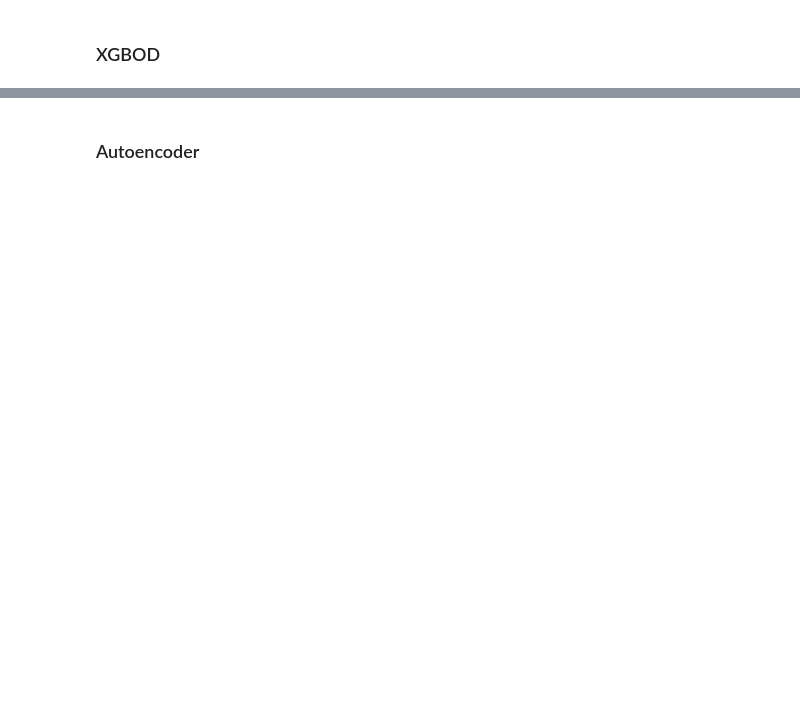
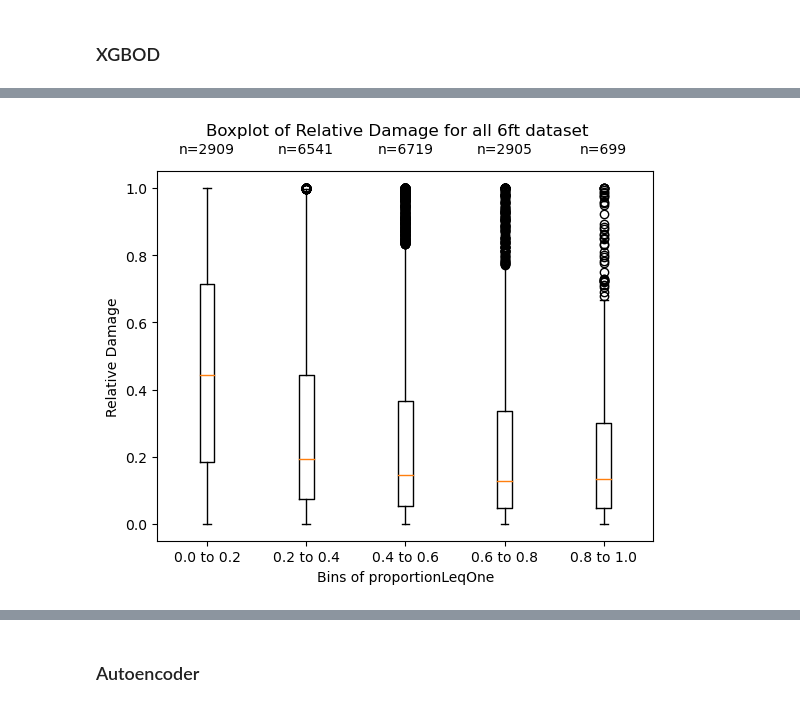
Before and after one commit to LayanKaushik/FloodClaimGeospatialImprovements, a Jupyter notebook: Code/Semi-supervised_detection.ipynb, the cells around one changed output, grey strips where cells are left out. Cells and saved outputs as stored; diff of their text form; code cells hidden in the pictures; blank space fills up the shorter version.

```diff
--- a/Code/Semi-supervised_detection.ipynb
+++ b/Code/Semi-supervised_detection.ipynb
@@ -302,3 +371,53 @@ plt.show()
+# %%
+# Define the number of bins and the bin edges
+# Define the bin edges
+bin_edges = [0, 0.2, 0.4, 0.6, 0.8, 1]
+
+# Cut the data into bins
+df_copy_6ft['bins'] = pd.cut(df_copy_6ft['proportionLeqOne'], bins=bin_edges)
+
+# Group the data by the bins
+grouped_data = df_copy_6ft.groupby('bins')
+
+# Create a figure and axis for the boxplots
+fig, ax = plt.subplots()
+
+# Create a list to store the positions of each boxplot
+positions = []
+
+# Store the labels for the bins
+bin_labels = []
+
+# Iterate over the groups and create boxplots
+for i, (group, data) in enumerate(grouped_data):
+    positions.append(i+1)
+    # count the number of observations in the bin
+    num_observations = len(data)
+    # create the label for the bin
+    bin_label = f'{group.left:.1f} to {group.right:.1f}'
+    bin_labels.append(bin_label)
+    ax.boxplot(data['relativeDamage'], positions=[i+1])
+
+    # Annotate number of observations at the very top of the figure
+    ax.text(i+1, 1.05, f'n={num_observations}', ha='center', transform=ax.get_xaxis_transform())
+
+# Set the x-axis labels
+ax.set_xticks(positions)
+ax.set_xticklabels(bin_labels)
+
+# Set the x-axis label
+ax.set_xlabel('Bins of proportionLeqOne')
+
+# Set the y-axis label
+ax.set_ylabel('Relative Damage')
+
+fig.suptitle('Boxplot of Relative Damage for all 6ft dataset')
+
+
+# Show the plot
+plt.show()
+# %% [output]
+[figure, added]
 # %%
 # Define the number of bins and the bin edges
 # Define the bin edges
```
Also changed, not shown: parts of 40 cells of this notebook.
